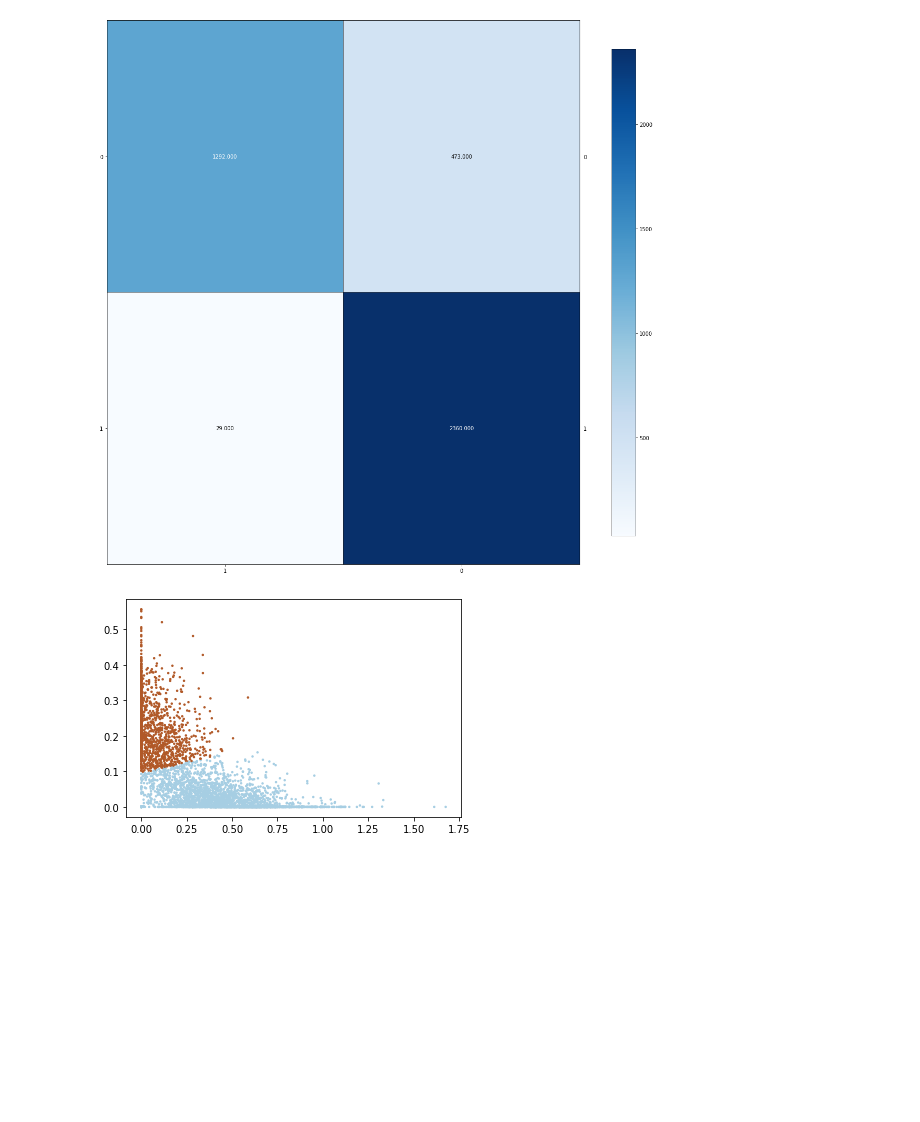
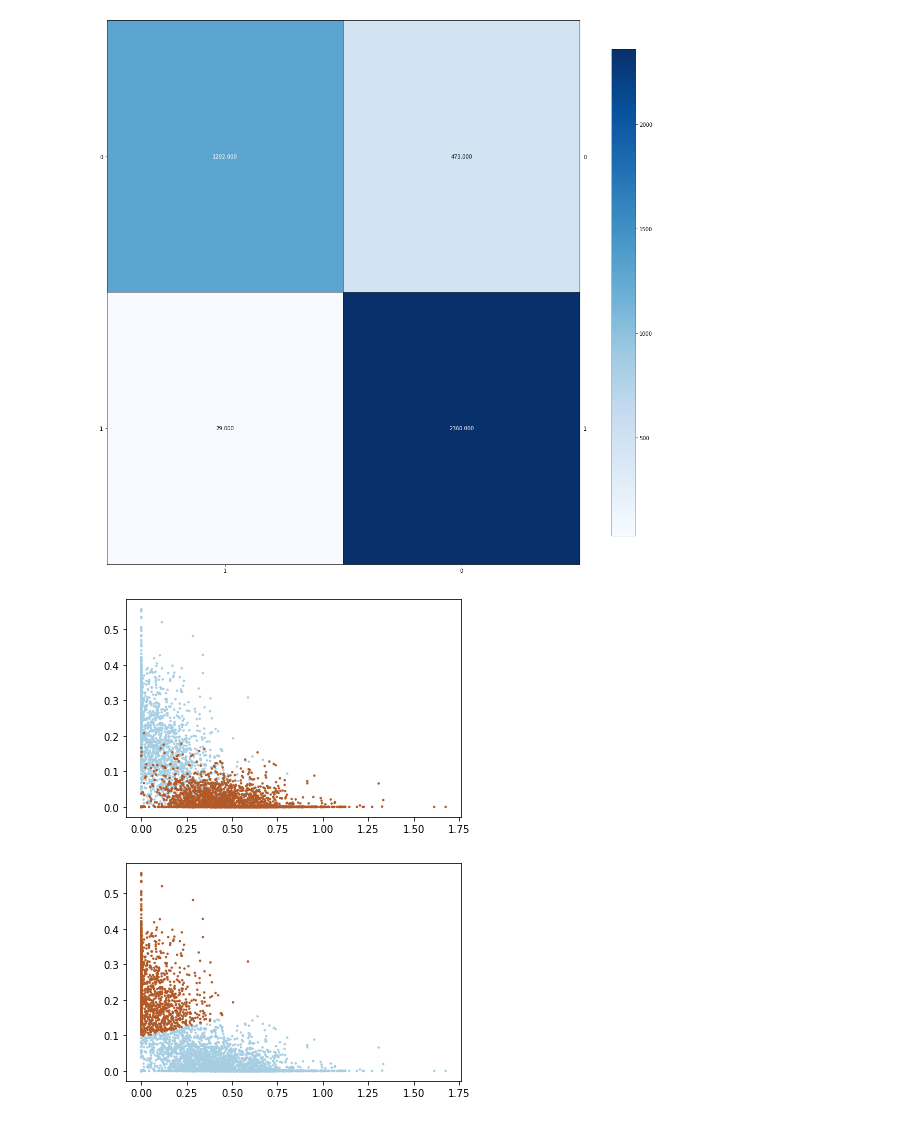
Before and after one commit to zhz03/ECE219_data_mining_project, a Jupyter notebook: Project_2/Project2.ipynb, the cells around one changed output. Cells and saved outputs as stored; diff of their text form; code cells hidden in the pictures; blank space fills up the shorter version.

```diff
--- a/Project_2/Project2.ipynb
+++ b/Project_2/Project2.ipynb
@@ -293 +304,7 @@ Contingency matrix:
+# %%
+# Visualize the Ground Truth
+plt.scatter(X_train1_nmf_visualize[:,0], X_train1_nmf_visualize[:,1], c=labels, s=2, cmap=plt.cm.Paired)
+plt.show()
+# %% [output]
+[figure, added]
 # %%
```
Also changed, not shown: parts of 5 cells of this notebook.
